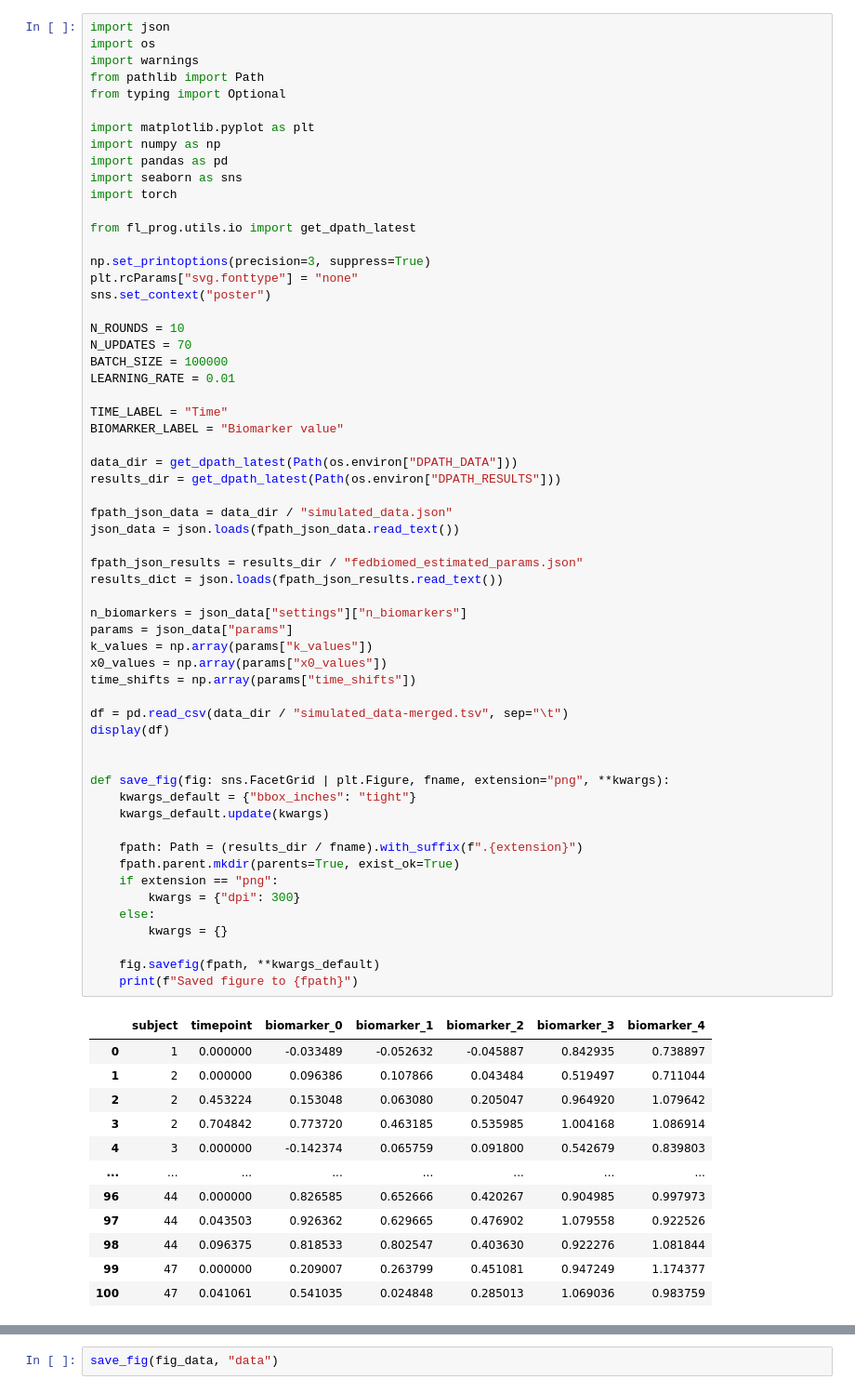
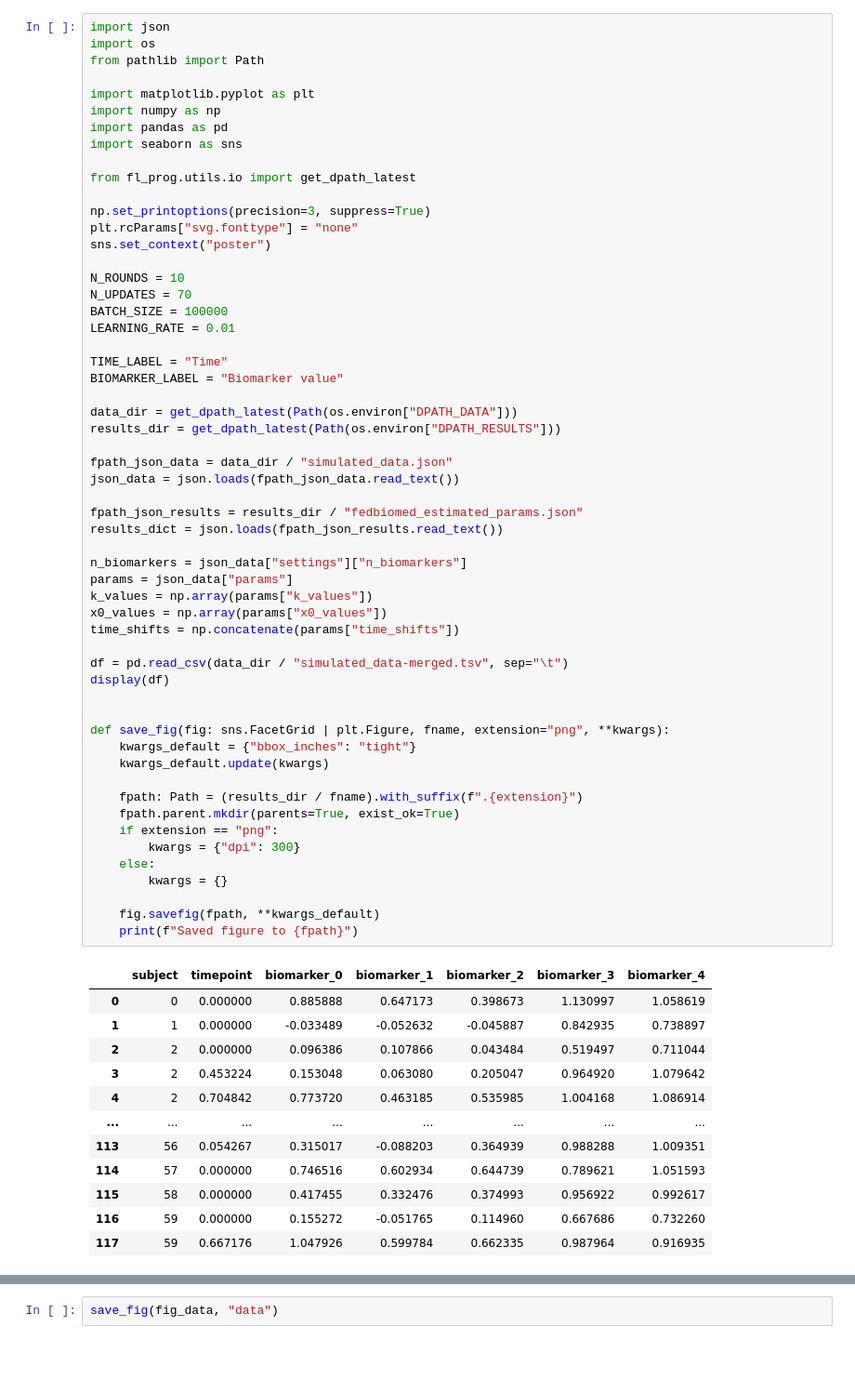
Before and after one commit to neurodatascience/fl-prog, a Jupyter notebook: notebooks/figs.ipynb, the cells around one changed output, grey strips where cells are left out. Shown at 93% size. Drawn from its saved outputs; the diff is of its cells as text; blank space fills up the shorter version.

```diff
--- a/notebooks/figs.ipynb
+++ b/notebooks/figs.ipynb
@@ -1,15 +1,12 @@
 # %%
 import json
 import os
-import warnings
 from pathlib import Path
-from typing import Optional
 
 import matplotlib.pyplot as plt
 import numpy as np
 import pandas as pd
 import seaborn as sns
-import torch
 
 from fl_prog.utils.io import get_dpath_latest
 
@@ -31,42 +28,42 @@ results_dir = get_dpath_latest(Path(os.environ["DPATH_RESULTS"]))
 fpath_json_data = data_dir / "simulated_data.json"
 json_data = json.loads(fpath_json_data.read_text())
 
 fpath_json_results = results_dir / "fedbiomed_estimated_params.json"
 results_dict = json.loads(fpath_json_results.read_text())
 
 n_biomarkers = json_data["settings"]["n_biomarkers"]
 params = json_data["params"]
 k_values = np.array(params["k_values"])
 x0_values = np.array(params["x0_values"])
-time_shifts = np.array(params["time_shifts"])
+time_shifts = np.concatenate(params["time_shifts"])
 
 df = pd.read_csv(data_dir / "simulated_data-merged.tsv", sep="\t")
 display(df)
 
 
 def save_fig(fig: sns.FacetGrid | plt.Figure, fname, extension="png", **kwargs):
     kwargs_default = {"bbox_inches": "tight"}
     kwargs_default.update(kwargs)
 
     fpath: Path = (results_dir / fname).with_suffix(f".{extension}")
     fpath.parent.mkdir(parents=True, exist_ok=True)
     if extension == "png":
         kwargs = {"dpi": 300}
     else:
         kwargs = {}
 
     fig.savefig(fpath, **kwargs_default)
     print(f"Saved figure to {fpath}")
 # %% [output]
 |  | subject | timepoint | biomarker_0 | biomarker_1 | biomarker_2 | biomarker_3 | biomarker_4 |
-| 0 | 1 | 0.000000 | -0.033489 | -0.052632 | -0.045887 | 0.842935 | 0.738897 |
-| 1 | 2 | 0.000000 | 0.096386 | 0.107866 | 0.043484 | 0.519497 | 0.711044 |
-| 2 | 2 | 0.453224 | 0.153048 | 0.063080 | 0.205047 | 0.964920 | 1.079642 |
-| 3 | 2 | 0.704842 | 0.773720 | 0.463185 | 0.535985 | 1.004168 | 1.086914 |
-| 4 | 3 | 0.000000 | -0.142374 | 0.065759 | 0.091800 | 0.542679 | 0.839803 |
+| 0 | 0 | 0.000000 | 0.885888 | 0.647173 | 0.398673 | 1.130997 | 1.058619 |
+| 1 | 1 | 0.000000 | -0.033489 | -0.052632 | -0.045887 | 0.842935 | 0.738897 |
+| 2 | 2 | 0.000000 | 0.096386 | 0.107866 | 0.043484 | 0.519497 | 0.711044 |
+| 3 | 2 | 0.453224 | 0.153048 | 0.063080 | 0.205047 | 0.964920 | 1.079642 |
+| 4 | 2 | 0.704842 | 0.773720 | 0.463185 | 0.535985 | 1.004168 | 1.086914 |
 | ... | ... | ... | ... | ... | ... | ... | ... |
-| 96 | 44 | 0.000000 | 0.826585 | 0.652666 | 0.420267 | 0.904985 | 0.997973 |
-| 97 | 44 | 0.043503 | 0.926362 | 0.629665 | 0.476902 | 1.079558 | 0.922526 |
-| 98 | 44 | 0.096375 | 0.818533 | 0.802547 | 0.403630 | 0.922276 | 1.081844 |
-| 99 | 47 | 0.000000 | 0.209007 | 0.263799 | 0.451081 | 0.947249 | 1.174377 |
-| 100 | 47 | 0.041061 | 0.541035 | 0.024848 | 0.285013 | 1.069036 | 0.983759 |
+| 113 | 56 | 0.054267 | 0.315017 | -0.088203 | 0.364939 | 0.988288 | 1.009351 |
+| 114 | 57 | 0.000000 | 0.746516 | 0.602934 | 0.644739 | 0.789621 | 1.051593 |
+| 115 | 58 | 0.000000 | 0.417455 | 0.332476 | 0.374993 | 0.956922 | 0.992617 |
+| 116 | 59 | 0.000000 | 0.155272 | -0.051765 | 0.114960 | 0.667686 | 0.732260 |
+| 117 | 59 | 0.667176 | 1.047926 | 0.599784 | 0.662335 | 0.987964 | 0.916935 |
```
Also changed, not shown: parts of 3 cells of this notebook, 5 other files.
